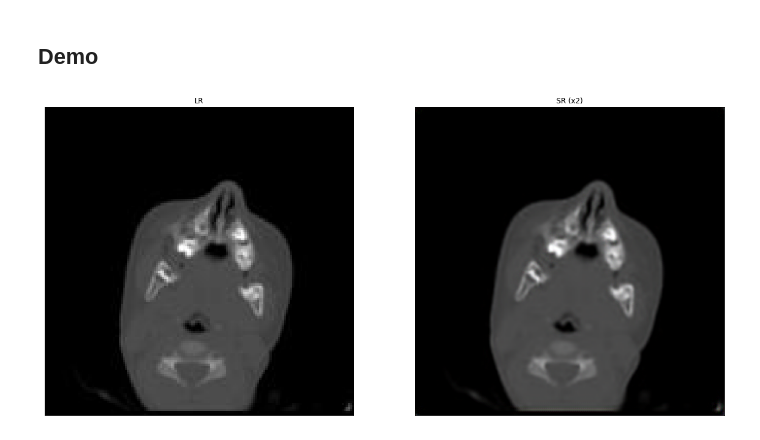
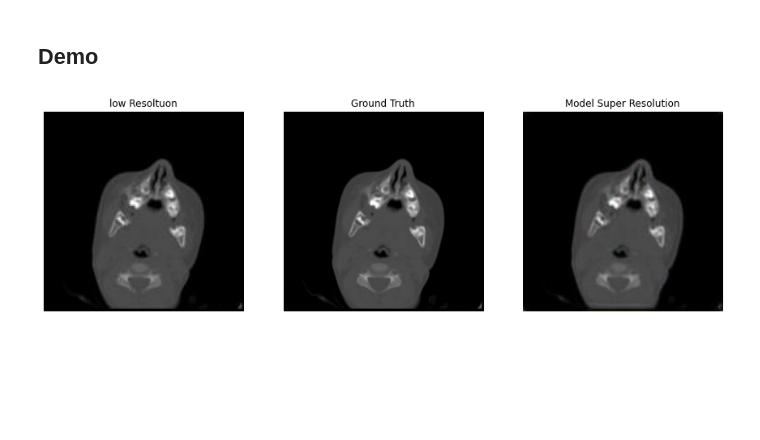
Before and after one commit to VisionOra/super_resolution, a Jupyter notebook: edsr_training_2x.ipynb, the cells around one changed output. Drawn from its saved outputs; the diff is of its cells as text; code cells hidden in the pictures; blank space fills up the shorter version.

Commit message:
edsr 2x logs

```diff
--- a/edsr_training_2x.ipynb
+++ b/edsr_training_2x.ipynb
@@ -54,7 +54,7 @@ scale = 4
 # Downgrade operator
 downgrade = 'bicubic'
 # Location of model weights (needed for demo)
-weights_dir = f'weights/edsr-{depth}-x{scale}'
+weights_dir = f'weights/edsr-2x_weights'
 weights_file = os.path.join(weights_dir, 'weights.h5')
 
 os.makedirs(weights_dir, exist_ok=True)
@@ -388,11 +392,25 @@ model.load_weights(weights_file)
 from model import resolve_single
 from utils import load_image, plot_sample
 
-def resolve_and_plot(lr_image_path):
+
+def display(display_list):
+
+    labels_list = ["low Resoltuon", "Ground Truth", "Model Super Resolution"]
+    plt.figure(figsize=(15, 15))
+    for i in range(len(display_list)):
+
+        plt.subplot(1, len(display_list), i+1)
+        plt.title(labels_list[i])
+        plt.imshow(display_list[i])
+        plt.axis('off')
+    plt.show()
+
+def resolve_and_plot(lr_image_path, gt_lr_image_path):
     lr = load_image(lr_image_path)
+    gt = load_image(gt_lr_image_path)
     sr = resolve_single(model, lr)
-    plot_sample(lr, sr)
+    display([lr, gt, sr])
 # %%
-resolve_and_plot('docs/images/testing_image.jpg')
+resolve_and_plot('docs/images/testing_image.jpg', 'docs/images/gt_testing_image.jpg')
 # %% [output]
-[figure, old version]
+[figure, new version]
```
Also changed, not shown: parts of 3 cells of this notebook, 51 other files.
